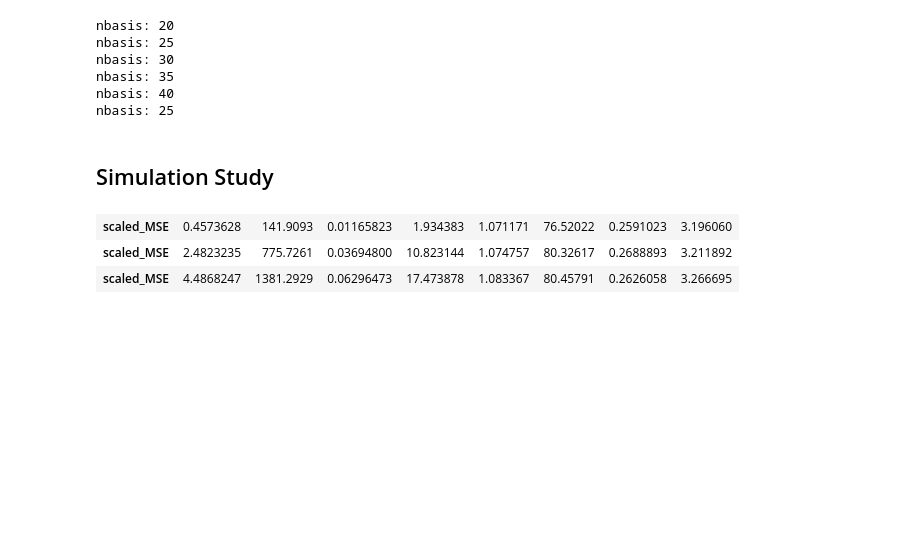
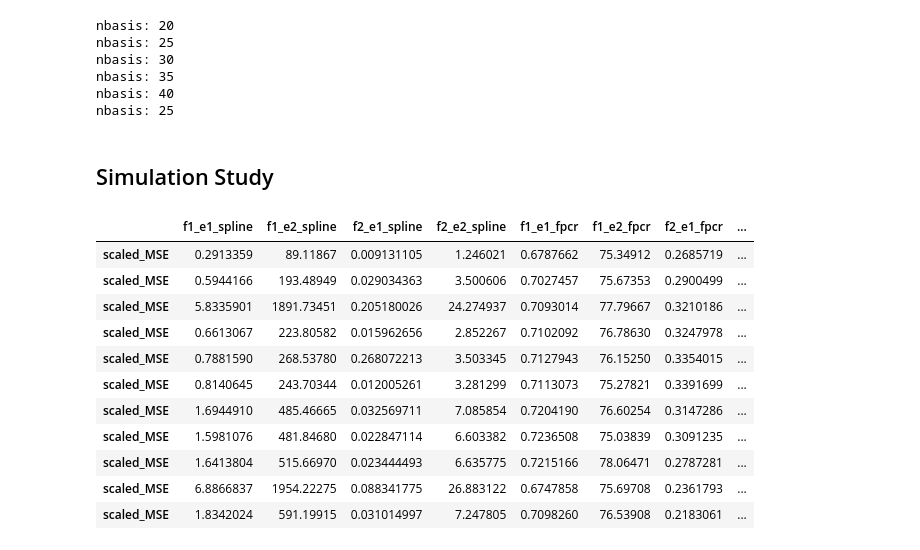
Before and after one commit to JakobJuergens/Basis_Choice_FLR, a Jupyter notebook: Code/simulation_study_approach.ipynb, the cells around one changed output. Saved outputs shown, nothing was run; the diff lists cells and outputs as text; code cells hidden in the pictures; blank space fills up the shorter version.

```diff
--- a/Code/simulation_study_approach.ipynb
+++ b/Code/simulation_study_approach.ipynb
@@ -291,7 +285,7 @@ data_generation <-function(fun){
 data(gasoline)
 octane <- (gasoline$octane)
 NIR    <- as.matrix(gasoline$NIR)
-test = seq(1,20,1)
+test_size = 20
 
 # set up "global" variables
 set.seed(100)
@@ -306,18 +300,22 @@ f2 <- 1.5*exp(-0.5*(grid-0.3)^2/0.02^2) -  4*exp(-0.5*(grid-0.45)^2/0.015^2) +
 
 #two different variances of error
 #sigma_eps_squared1 = as.numeric(2/3*var(NIR %*% f1))
+#sigma_eps_squared2 = as.numeric(1/9*var(NIR %*% f1))
 sigma_eps_squared1_1 = as.numeric((var(NIR %*% f1)/0.9) - var(NIR %*% f1))
-#sigma_eps_squared2 = as.numeric(1/9*var(NIR %*% f1))
 sigma_eps_squared1_2 = as.numeric((var(NIR %*% f1)/0.6) - var(NIR %*% f1) )
 sigma_eps_squared2_1 = as.numeric((var(NIR %*% f2)/0.9) - var(NIR %*% f2))
 sigma_eps_squared2_2 = as.numeric((var(NIR %*% f2)/0.6) - var(NIR %*% f2) )
 
-rep      <- 300
-MSE      <- matrix(NaN, nrow = rep, ncol = 8)
+rep      <- 1000
+MSE      <- matrix(NaN, nrow = rep, ncol = 9)
 MSE_avrg = c()
 
-for(j in c(10,15,20)){
+
+for(j in seq(10,20,1)){
   for(i in 1 : rep){
+
+    test = sample(1:n_obs, size = test_size, replace = FALSE)
+
     #each true beta and variance
     Y1_1 <- NIR %*% f1 + rnorm(n_obs, 0, sigma_eps_squared1_1)
     Y1_2 <- NIR %*% f1 + rnorm(n_obs, 0, sigma_eps_squared1_2)
@@ -394,34 +392,44 @@ for(j in c(10,15,20)){
     data = simulated_pcaObj_train$scores
     f_regress_pca <- lm(Y2_2train ~ data)
     data = simulated_pcaObj_test$scores
     prediction2_2 <- predict.lm(object = f_regress_pca, data.frame(data = data))
 
     MSE[i,5] <- mean((prediction1_1 - Y1_1test)^2)
     MSE[i,6] <- mean((prediction1_2 - Y1_2test)^2)
     MSE[i,7] <- mean((prediction2_1 - Y2_1test)^2)
     MSE[i,8] <- mean((prediction2_2 - Y2_2test)^2)
 
 
     #var(NIR %*% f2)
   }#end of reps
 
     scaled_MSE <- colMeans(MSE)
     # scalling by var(X%*% tur_fun)
     for (i in seq(1,7,2)){
         scaled_MSE[i] = scaled_MSE[i] / var(NIR %*% f1)
     }
     for (i in seq(2,8,2)){
         scaled_MSE[i] = scaled_MSE[i] / var(NIR %*% f2)
     }
+    scaled_MSE[9] = j
 
 
 
     MSE_avrg <- rbind(MSE_avrg, scaled_MSE)
 
 }
-
+colnames(MSE_avrg) = c("f1_e1_spline", "f1_e2_spline", "f2_e1_spline", "f2_e2_spline", "f1_e1_fpcr", "f1_e2_fpcr", "f2_e1_fpcr", "f2_e2_fpcr", "n_basis")
 MSE_avrg
 # %% [output]
-| scaled_MSE | 0.4573628 | 141.9093 | 0.01165823 | 1.934383 | 1.071171 | 76.52022 | 0.2591023 | 3.196060 |
-| scaled_MSE | 2.4823235 | 775.7261 | 0.03694800 | 10.823144 | 1.074757 | 80.32617 | 0.2688893 | 3.211892 |
-| scaled_MSE | 4.4868247 | 1381.2929 | 0.06296473 | 17.473878 | 1.083367 | 80.45791 | 0.2626058 | 3.266695 |
+|  | f1_e1_spline | f1_e2_spline | f2_e1_spline | f2_e2_spline | f1_e1_fpcr | f1_e2_fpcr | f2_e1_fpcr | ... |
+| scaled_MSE | 0.2913359 | 89.11867 | 0.009131105 | 1.246021 | 0.6787662 | 75.34912 | 0.2685719 | ... |
+| scaled_MSE | 0.5944166 | 193.48949 | 0.029034363 | 3.500606 | 0.7027457 | 75.67353 | 0.2900499 | ... |
+| scaled_MSE | 5.8335901 | 1891.73451 | 0.205180026 | 24.274937 | 0.7093014 | 77.79667 | 0.3210186 | ... |
+| scaled_MSE | 0.6613067 | 223.80582 | 0.015962656 | 2.852267 | 0.7102092 | 76.78630 | 0.3247978 | ... |
+| scaled_MSE | 0.7881590 | 268.53780 | 0.268072213 | 3.503345 | 0.7127943 | 76.15250 | 0.3354015 | ... |
+| scaled_MSE | 0.8140645 | 243.70344 | 0.012005261 | 3.281299 | 0.7113073 | 75.27821 | 0.3391699 | ... |
+| scaled_MSE | 1.6944910 | 485.46665 | 0.032569711 | 7.085854 | 0.7204190 | 76.60254 | 0.3147286 | ... |
+| scaled_MSE | 1.5981076 | 481.84680 | 0.022847114 | 6.603382 | 0.7236508 | 75.03839 | 0.3091235 | ... |
+| scaled_MSE | 1.6413804 | 515.66970 | 0.023444493 | 6.635775 | 0.7215166 | 78.06471 | 0.2787281 | ... |
+| scaled_MSE | 6.8866837 | 1954.22275 | 0.088341775 | 26.883122 | 0.6747858 | 75.69708 | 0.2361793 | ... |
+| scaled_MSE | 1.8342024 | 591.19915 | 0.031014997 | 7.247805 | 0.7098260 | 76.53908 | 0.2183061 | ... |
```
Also changed, not shown: parts of 4 cells of this notebook, 1 other file.
